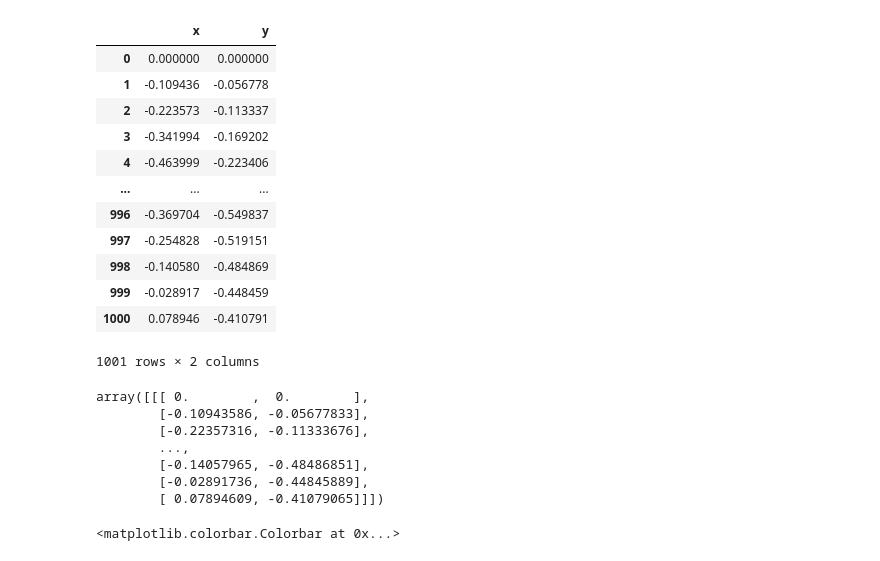
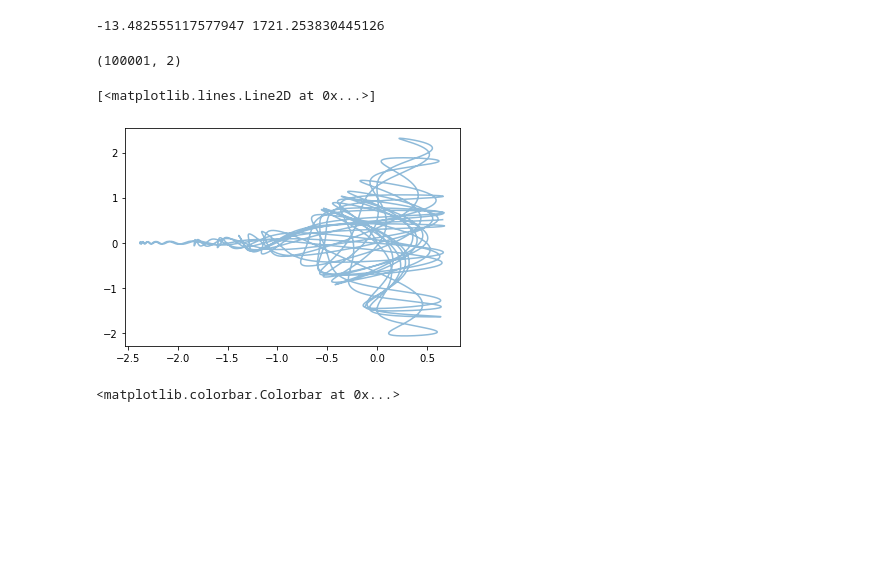
Before and after one commit to ljmartin/minimc, a Jupyter notebook: examples/plotting_neals_funnel.ipynb, the cells around one changed output. Saved outputs shown, nothing was run; the diff lists cells and outputs as text; code cells hidden in the pictures; blank space fills up the shorter version.

Commit message:
longer path

```diff
--- a/examples/plotting_neals_funnel.ipynb
+++ b/examples/plotting_neals_funnel.ipynb
@@ -17,35 +17,25 @@ import matplotlib.pyplot as plt
 neg_log_p = AutogradPotential(neg_log_funnel())
 
 samples, positions, momentums, accepted, p_accepts = hmc_slow(
-        1, neg_log_p, np.zeros(2), path_len=50, step_size=0.05
+        1, neg_log_p, np.zeros(2), path_len=1000, step_size=0.01
     )
 # %%
 import pandas as pd
-pd.DataFrame(positions[0], columns=['x', 'y'])
+pd.DataFrame(positions[0], columns=['x', 'y']).to_csv('xy.csv')
-# %% [output]
-|  | x | y |
-| 0 | 0.000000 | 0.000000 |
-| 1 | -0.109436 | -0.056778 |
-| 2 | -0.223573 | -0.113337 |
-| 3 | -0.341994 | -0.169202 |
-| 4 | -0.463999 | -0.223406 |
-| ... | ... | ... |
-| 996 | -0.369704 | -0.549837 |
-| 997 | -0.254828 | -0.519151 |
-| 998 | -0.140580 | -0.484869 |
-| 999 | -0.028917 | -0.448459 |
-| 1000 | 0.078946 | -0.410791 |
-1001 rows × 2 columns
+# %%
+print(positions[0][:,1].min(), positions[0][:,1].max())
+# %% [output]
+-13.482555117577947 1721.253830445126
 # %%
-positions
+positions[0].shape
 # %% [output]
-array([[[ 0.        ,  0.        ],
-        [-0.10943586, -0.05677833],
-        [-0.22357316, -0.11333676],
-        ...,
-        [-0.14057965, -0.48486851],
-        [-0.02891736, -0.44845889],
-        [ 0.07894609, -0.41079065]]])
+(100001, 2)
+# %%
+upto=8000
+plt.plot(positions[0][:,0][:upto], positions[0][:,1][:upto], alpha=0.5)
+# %% [output]
+[<matplotlib.lines.Line2D at 0x...>]
+[figure, added]
 # %%
 ###This is one way but Im not sure it's correct. It might just look right by accident.
 #x = np.linspace(-3, 3, 30)
```
Also changed, not shown: 1 other file.
